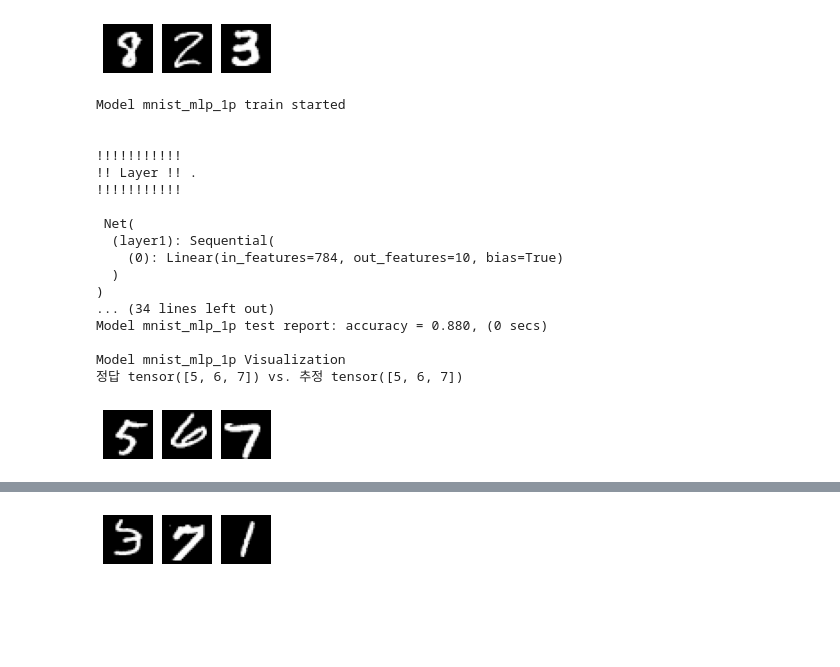
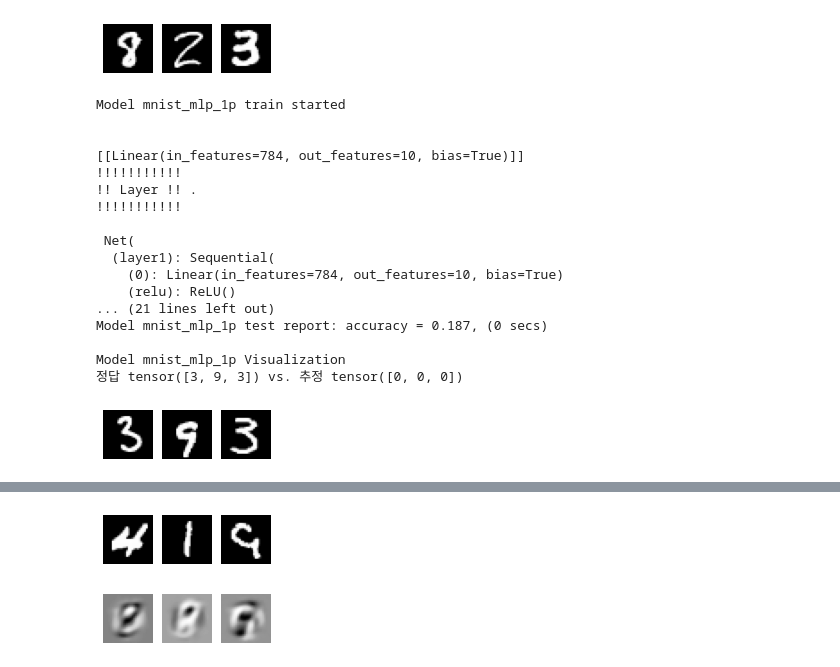
Before and after one commit to ohchangss/Torch_O, a Jupyter notebook: code/ETC/autoencoder/autoencoder_test.ipynb, the cells around one changed output, grey strips where cells are left out. Saved outputs shown, nothing was run; the diff lists cells and outputs as text; code cells hidden in the pictures; blank space fills up the shorter version.

Commit message:
auto

```diff
--- a/code/ETC/autoencoder/autoencoder_test.ipynb
+++ b/code/ETC/autoencoder/autoencoder_test.ipynb
@@ -38,12 +63,14 @@ Model mnist_mlp_all Visualization
 정답 tensor([8, 2, 3]) vs. 추정 tensor([8, 8, 3])
 [figure]
 # %%
+conf_mlp =[['full',{'width':10}]]
 mnist_mlp_1p = RnnExtModel('mnist_mlp_1p',mset_1p,conf_mlp)
-mnist_mlp_1p.exec_all(epoch_count = 10, report=2000)
+mnist_mlp_1p.exec_all(epoch_count = 10, report=2)
 # %% [output]
 Model mnist_mlp_1p train started
 
 
+[[Linear(in_features=784, out_features=10, bias=True)]]
 !!!!!!!!!!!
 !! Layer !! .
 !!!!!!!!!!!
@@ -51,14 +78,13 @@ Model mnist_mlp_1p train started
  Net(
   (layer1): Sequential(
     (0): Linear(in_features=784, out_features=10, bias=True)
-  )
-)
-... (34 lines left out)
-Model mnist_mlp_1p test report: accuracy = 0.880, (0 secs)
+    (relu): ReLU()
+... (21 lines left out)
+Model mnist_mlp_1p test report: accuracy = 0.187, (0 secs)
 
 Model mnist_mlp_1p Visualization
-정답 tensor([5, 6, 7]) vs. 추정 tensor([5, 6, 7])
+정답 tensor([3, 9, 3]) vs. 추정 tensor([0, 0, 0])
-[figure, old version]
+[figure, new version]
 # %%
 conf_auto ={
     'encoder':[['full',{'width':10}]],
@@ -67,7 +93,7 @@ conf_auto ={
 }
 
 mnist_auto_1 = Autoencoder('mnist_auto_1', mset_1p, conf_auto)
-mnist_auto_1.autoencode(epoch_count = 1, report=1)
-mnist_auto_1.exec_all(epoch_count=1, report=1)
+mnist_auto_1.autoencode(epoch_count = 10, report=1)
+mnist_auto_1.exec_all(epoch_count=10, report=1)
 # %% [output]
 Model mnist_auto_1autoencode started:
@@ -90 +116,2 @@ Model mnist_auto_1 Visualization
-[figure, old version]
+[figure, new version]
+[figure, added]
```
Also changed, not shown: parts of 6 cells of this notebook.
